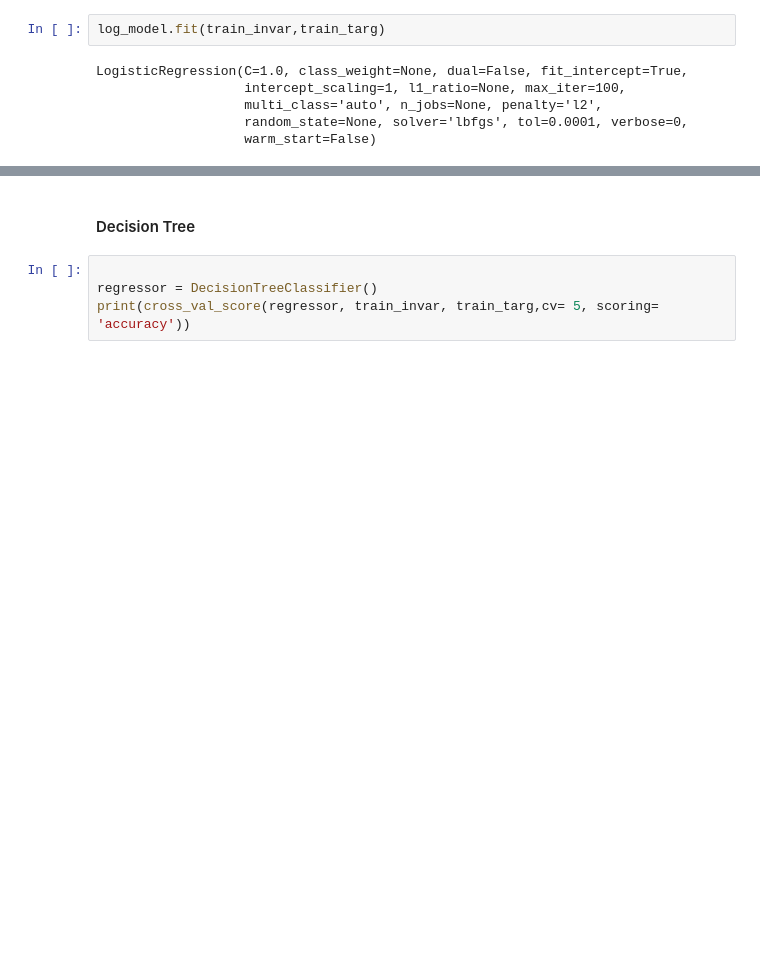
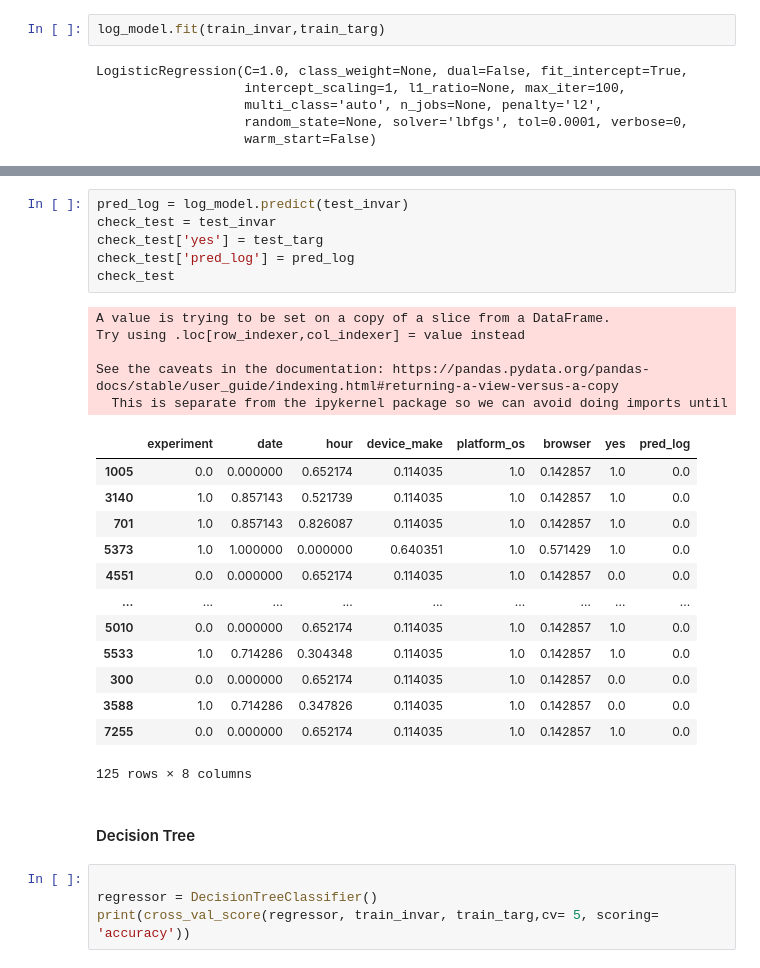
Before and after one commit to muluwork-shegaw/10Acad_week4, a Jupyter notebook: AB_Testing.ipynb, the cells around one changed output, grey strips where cells are left out. Drawn from its saved outputs; the diff is of its cells as text; blank space fills up the shorter version.

Commit message:
test ml

```diff
--- a/AB_Testing.ipynb
+++ b/AB_Testing.ipynb
@@ -444,3 +557,28 @@ LogisticRegression(C=1.0, class_weight=None, dual=False, fit_intercept=True,
+# %%
+pred_log = log_model.predict(test_invar)
+check_test = test_invar
+check_test['yes'] = test_targ
+check_test['pred_log'] = pred_log
+check_test
+# %% [output]
+A value is trying to be set on a copy of a slice from a DataFrame.
+Try using .loc[row_indexer,col_indexer] = value instead
+
+See the caveats in the documentation: https://pandas.pydata.org/pandas-docs/stable/user_guide/indexing.html#returning-a-view-versus-a-copy
+  This is separate from the ipykernel package so we can avoid doing imports until
+|  | experiment | date | hour | device_make | platform_os | browser | yes | pred_log |
+| 1005 | 0.0 | 0.000000 | 0.652174 | 0.114035 | 1.0 | 0.142857 | 1.0 | 0.0 |
+| 3140 | 1.0 | 0.857143 | 0.521739 | 0.114035 | 1.0 | 0.142857 | 1.0 | 0.0 |
+| 701 | 1.0 | 0.857143 | 0.826087 | 0.114035 | 1.0 | 0.142857 | 1.0 | 0.0 |
+| 5373 | 1.0 | 1.000000 | 0.000000 | 0.640351 | 1.0 | 0.571429 | 1.0 | 0.0 |
+| 4551 | 0.0 | 0.000000 | 0.652174 | 0.114035 | 1.0 | 0.142857 | 0.0 | 0.0 |
+| ... | ... | ... | ... | ... | ... | ... | ... | ... |
+| 5010 | 0.0 | 0.000000 | 0.652174 | 0.114035 | 1.0 | 0.142857 | 1.0 | 0.0 |
+| 5533 | 1.0 | 0.714286 | 0.304348 | 0.114035 | 1.0 | 0.142857 | 1.0 | 0.0 |
+| 300 | 0.0 | 0.000000 | 0.652174 | 0.114035 | 1.0 | 0.142857 | 0.0 | 0.0 |
+| 3588 | 1.0 | 0.714286 | 0.347826 | 0.114035 | 1.0 | 0.142857 | 0.0 | 0.0 |
+| 7255 | 0.0 | 0.000000 | 0.652174 | 0.114035 | 1.0 | 0.142857 | 1.0 | 0.0 |
+125 rows × 8 columns
 # %% [markdown]
 #### Decision Tree
 # %%
```
Also changed, not shown: parts of 25 cells of this notebook.
